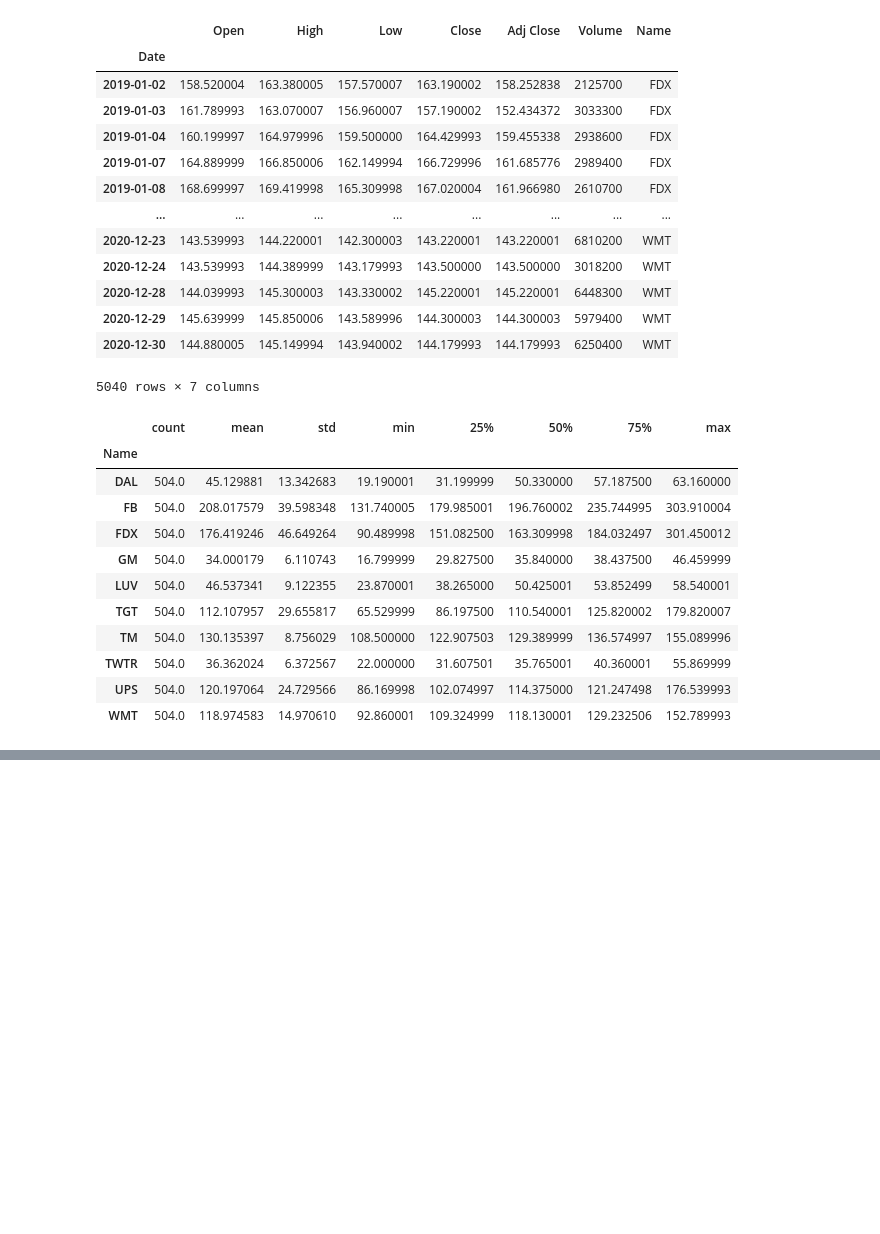
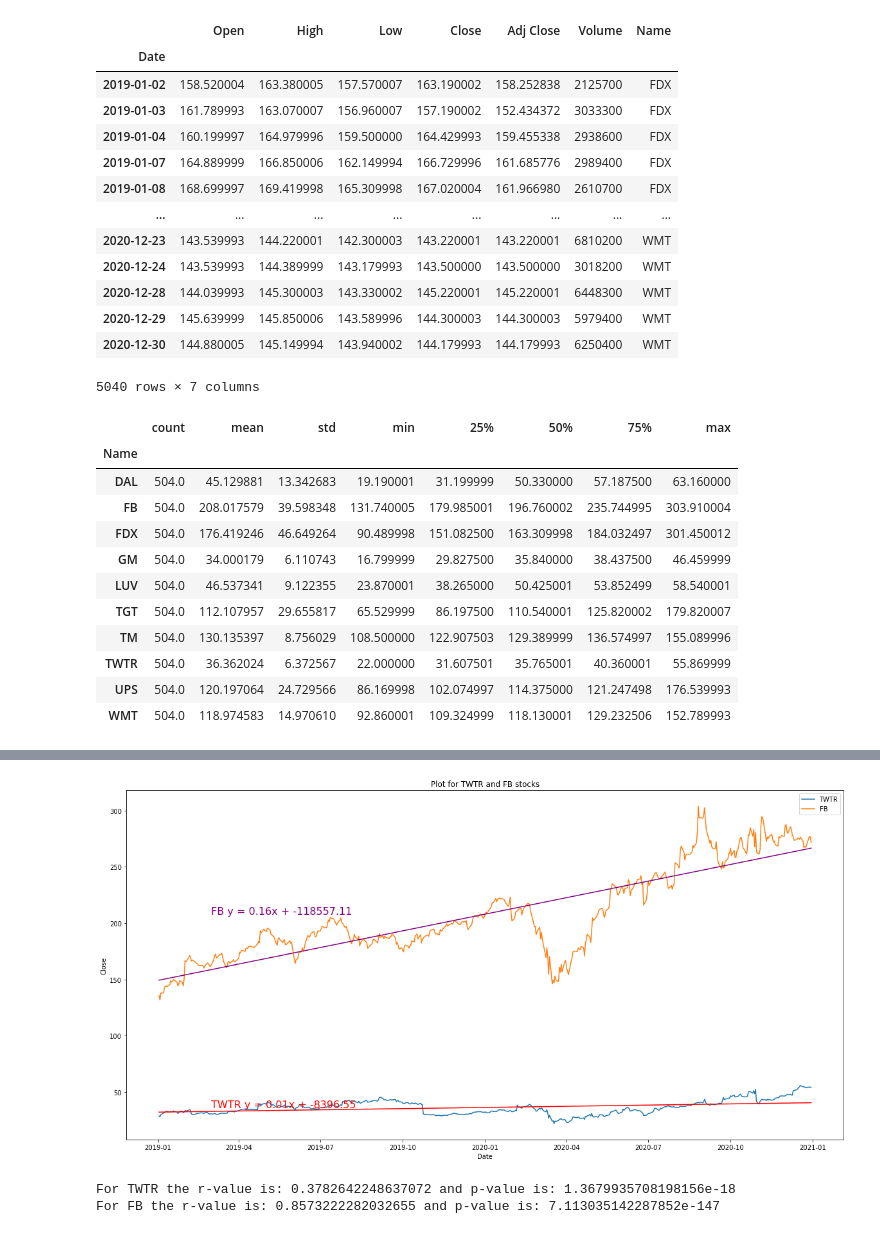
Before and after one commit to nt1983/team5-exercise, a Jupyter notebook: Narjes_Code.ipynb, the cells around one changed output, grey strips where cells are left out. Drawn from its saved outputs; the diff is of its cells as text; code cells hidden in the pictures; blank space fills up the shorter version.

```diff
--- a/Narjes_Code.ipynb
+++ b/Narjes_Code.ipynb
@@ -135,0 +172,7 @@ plt.show()
+# %%
+#Linear regression for TWTR and FB
+linear_reg("Date", "Close", "TWTR","FB")
+# %% [output]
+[figure, added]
+For TWTR the r-value is: 0.3782642248637072 and p-value is: 1.3679935708198156e-18
+For FB the r-value is: 0.8573222282032655 and p-value is: 7.113035142287852e-147
```
Also changed, not shown: parts of 14 cells of this notebook, 1 other file.
